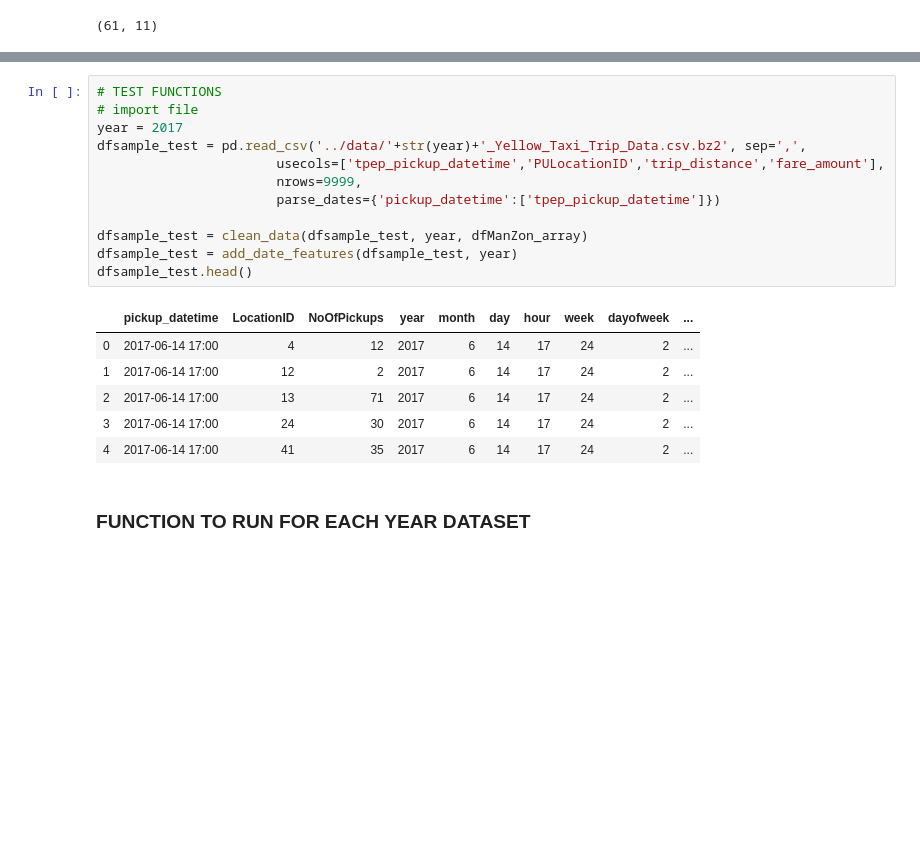
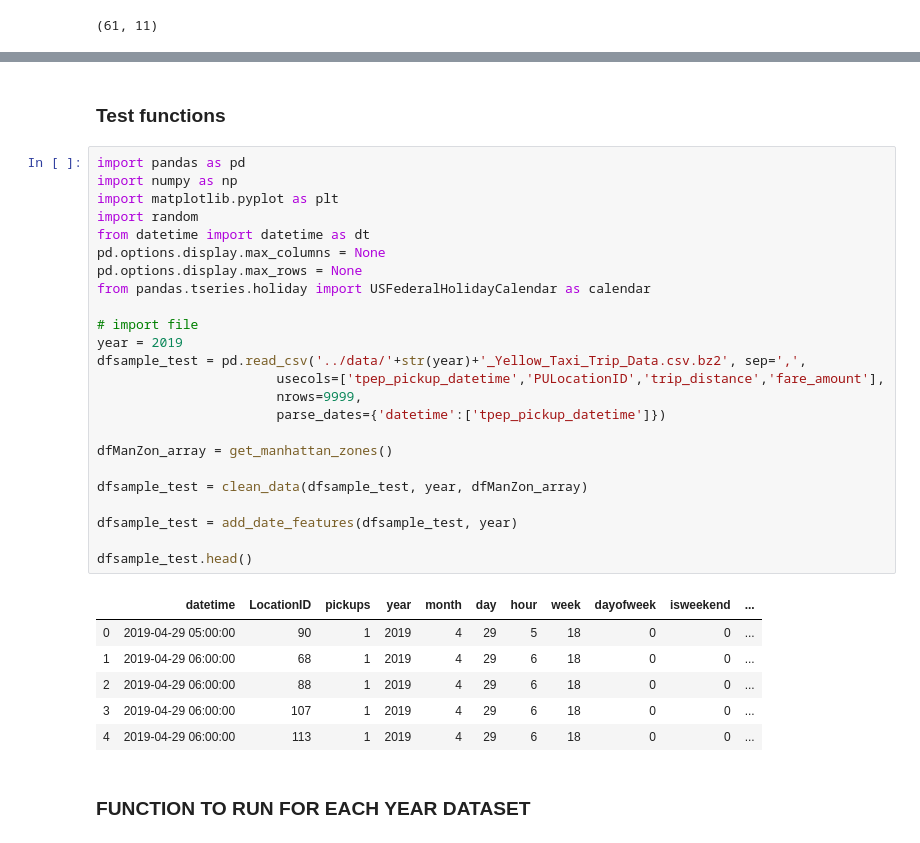
Before and after one commit to angelrps/MasterDataScience_FinalProject, a Jupyter notebook: notebooks/Data_Taxis_Clean_Transform.ipynb, the cells around one changed output, grey strips where cells are left out. Saved outputs shown, nothing was run; the diff lists cells and outputs as text; blank space fills up the shorter version.

```diff
--- a/notebooks/Data_Taxis_Clean_Transform.ipynb
+++ b/notebooks/Data_Taxis_Clean_Transform.ipynb
@@ -522,23 +679,37 @@ def add_date_features(dfinput, yearinput):
     return dfinput
+# %% [markdown]
+### Test functions
 # %%
-# TEST FUNCTIONS
+import pandas as pd
+import numpy as np
+import matplotlib.pyplot as plt
+import random
+from datetime import datetime as dt
+pd.options.display.max_columns = None
+pd.options.display.max_rows = None
+from pandas.tseries.holiday import USFederalHolidayCalendar as calendar
+
 # import file
-year = 2017
+year = 2019
 dfsample_test = pd.read_csv('../data/'+str(year)+'_Yellow_Taxi_Trip_Data.csv.bz2', sep=',',
                        usecols=['tpep_pickup_datetime','PULocationID','trip_distance','fare_amount'],
                        nrows=9999,
-                       parse_dates={'pickup_datetime':['tpep_pickup_datetime']})
+                       parse_dates={'datetime':['tpep_pickup_datetime']})
+
+dfManZon_array = get_manhattan_zones()
 
 dfsample_test = clean_data(dfsample_test, year, dfManZon_array)
+
 dfsample_test = add_date_features(dfsample_test, year)
+
 dfsample_test.head()
 # %% [output]
-|  | pickup_datetime | LocationID | NoOfPickups | year | month | day | hour | week | dayofweek | ... |
-| 0 | 2017-06-14 17:00 | 4 | 12 | 2017 | 6 | 14 | 17 | 24 | 2 | ... |
-| 1 | 2017-06-14 17:00 | 12 | 2 | 2017 | 6 | 14 | 17 | 24 | 2 | ... |
-| 2 | 2017-06-14 17:00 | 13 | 71 | 2017 | 6 | 14 | 17 | 24 | 2 | ... |
-| 3 | 2017-06-14 17:00 | 24 | 30 | 2017 | 6 | 14 | 17 | 24 | 2 | ... |
-| 4 | 2017-06-14 17:00 | 41 | 35 | 2017 | 6 | 14 | 17 | 24 | 2 | ... |
+|  | datetime | LocationID | pickups | year | month | day | hour | week | dayofweek | isweekend | ... |
+| 0 | 2019-04-29 05:00:00 | 90 | 1 | 2019 | 4 | 29 | 5 | 18 | 0 | 0 | ... |
+| 1 | 2019-04-29 06:00:00 | 68 | 1 | 2019 | 4 | 29 | 6 | 18 | 0 | 0 | ... |
+| 2 | 2019-04-29 06:00:00 | 88 | 1 | 2019 | 4 | 29 | 6 | 18 | 0 | 0 | ... |
+| 3 | 2019-04-29 06:00:00 | 107 | 1 | 2019 | 4 | 29 | 6 | 18 | 0 | 0 | ... |
+| 4 | 2019-04-29 06:00:00 | 113 | 1 | 2019 | 4 | 29 | 6 | 18 | 0 | 0 | ... |
 # %% [markdown]
 ### FUNCTION TO RUN FOR EACH YEAR DATASET
 # %%
```
Also changed, not shown: parts of 20 cells of this notebook.
